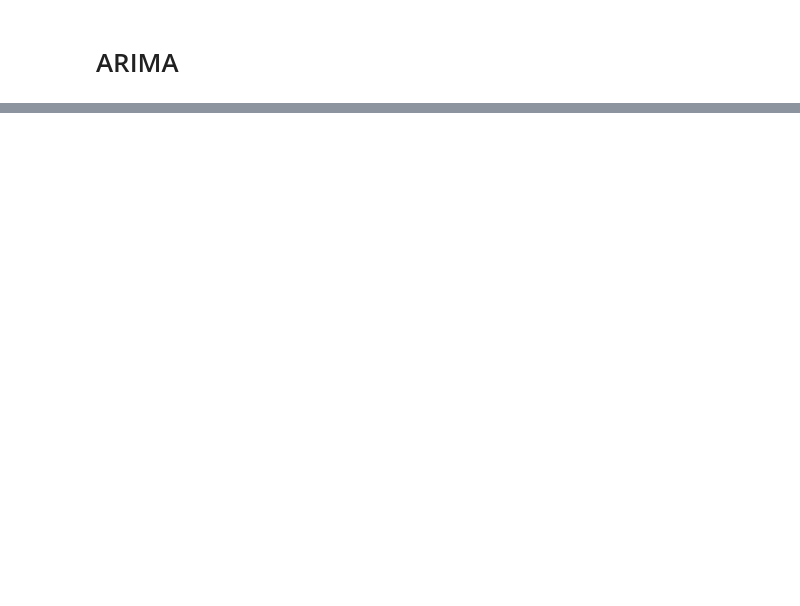
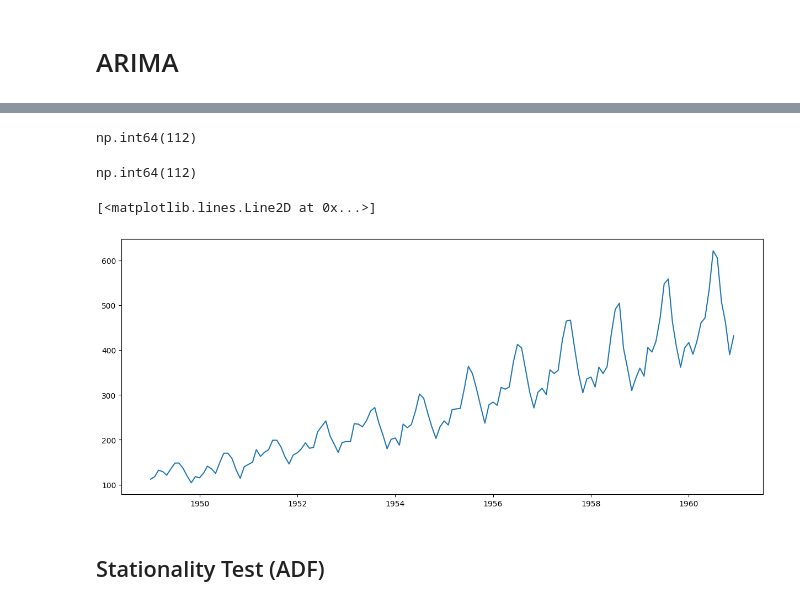
Before and after one commit to srsimonson/time-series-analysis, a Jupyter notebook: arima.ipynb, the cells around one changed output, grey strips where cells are left out. Saved outputs shown, nothing was run; the diff lists cells and outputs as text; code cells hidden in the pictures; blank space fills up the shorter version.

```diff
--- a/arima.ipynb
+++ b/arima.ipynb
@@ -26,0 +24,9 @@ df = df.set_index("Month")
+# %%
+# dateparse = lambda dates: pd.datetime.strptime(dates, '%Y-%m')
+# df = pd.read_csv('../data_sets/AirPassengers.csv', parse_dates=['Month'], index_col='Month', date_parser=dateparse)
+
+df = pd.read_csv(
+    '../data_sets/AirPassengers.csv',
+    parse_dates=['Month'],
+    index_col='Month'
+)
@@ -26,0 +54,4 @@ df = df.set_index("Month")
+# %%
+# Convert to time series
+ts = df['#Passengers']
+ts.head()
@@ -26,0 +66,17 @@ df = df.set_index("Month")
+# %%
+ts['1949-01-01']
+# %% [output]
+np.int64(112)
+# %%
+from datetime import datetime
+ts[datetime(1949,1,1)]
+# %% [output]
+np.int64(112)
+# %%
+# Check Stationarity manually first
+plt.plot(ts)
+# %% [output]
+[<matplotlib.lines.Line2D at 0x...>]
+[figure, added]
+# %% [markdown]
+## Stationality Test (ADF)
```
Also changed, not shown: parts of 7 cells of this notebook.
